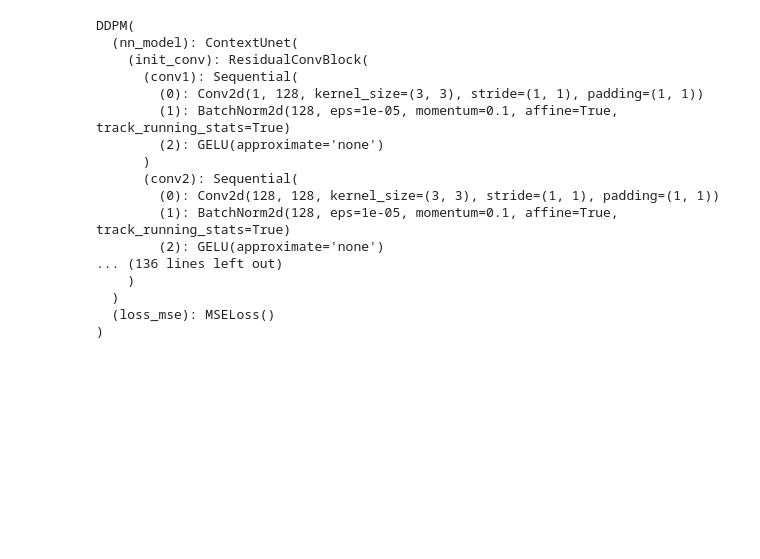
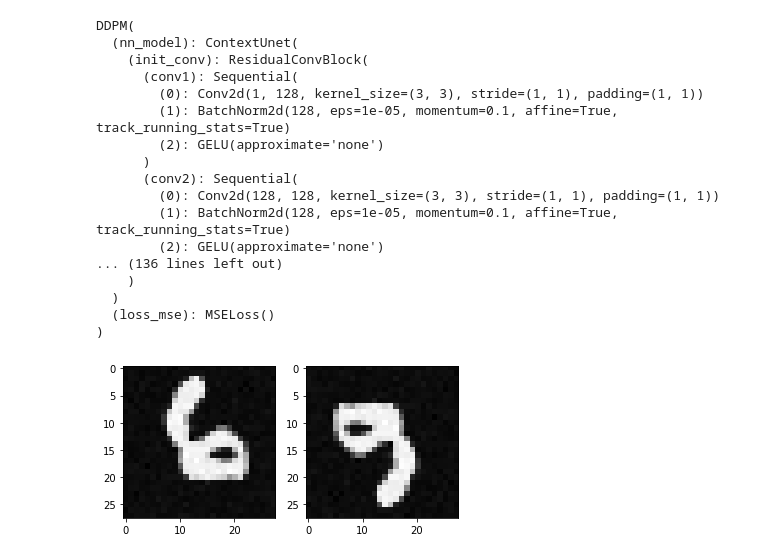
Before and after one commit to l-ada/PAAI_final_project, a Jupyter notebook: ddmd.ipynb, the cells around one changed output. Saved outputs shown, nothing was run; the diff lists cells and outputs as text; code cells hidden in the pictures; blank space fills up the shorter version.

```diff
--- a/ddmd.ipynb
+++ b/ddmd.ipynb
@@ -336,38 +336,41 @@ def rot_transform(image, label1, label2, t_is,context_mask):
         # return 0.5 * (view_1 + t*view_2)
         return 0.5*view_1 + 0.5*view_2
 # %%
-# x_i = torch.randn(1, 1,28,28).to(device)  # x_T ~ N(0, 1), sample initial noise
-# # print(x_i)
-# digit = 3
+# torch.manual_seed(1)
+x_i = torch.randn(1, 1,28,28).to(device)  # x_T ~ N(0, 1), sample initial noise
+# print(x_i)
+digit = 3
 # label = torch.tensor([digit])
-# label1 = torch.tensor([2])
+label1 = torch.tensor([2])
 
-# label2 = torch.tensor([6])
+label2 = torch.tensor([6])
+context_mask = torch.tensor([0.0])
+
+for i in range(ddpm.n_T, 0, -1):
+    with torch.no_grad():
+        t_is = torch.tensor([i / ddpm.n_T]).to(device)
+
+        z = torch.randn(1,1,28,28).to(device) if i > 1 else 0
+        # eps = ddpm.nn_model(x_i, label, t_is, torch.tensor([0.0])) # this line gets changed
+        # These two should be equivalent
+        eps = rot_transform(x_i,label1,label2,t_is,context_mask )
+        # eps = ddpm.nn_model(x_i, label2, t_is, torch.tensor([0.0]))
+
+        x_i = (
+                ddpm.oneover_sqrta[i] * (x_i - eps * ddpm.mab_over_sqrtmab[i])
+                + ddpm.sqrt_beta_t[i] * z
+            )
+# x_i = torch.rot90(x_i,dims=(2,3))
+x_i=x_i.view(28,28).detach().cpu().numpy()
+# plt.imshow(x_i, cmap='gray')
+# plt.imshow(np.rot90(x_i,axes=(0,1),k=2 ), cmap="gray")
 
 
-# for i in range(ddpm.n_T, 0, -1):
-#     with torch.no_grad():
-#         t_is = torch.tensor([i / ddpm.n_T]).to(device)
-
-#         z = torch.randn(1,1,28,28).to(device) if i > 1 else 0
-#         # eps = ddpm.nn_model(x_i, label, t_is, torch.tensor([0.0])) # this line gets changed
-#         # These two should be equivalent
-#         eps = rot_transform(x_i,label1,label2,t_is, ddpm.nn_model)
-#         # eps = ddpm.nn_model(x_i, label2, t_is, torch.tensor([0.0]))
-
-#         x_i = (
-#                 ddpm.oneover_sqrta[i] * (x_i - eps * ddpm.mab_over_sqrtmab[i])
-#                 + ddpm.sqrt_beta_t[i] * z
-#             )
-# # x_i = torch.rot90(x_i,dims=(2,3))
-# x_i=x_i.view(28,28).detach().cpu().numpy()
-# # plt.imshow(x_i, cmap='gray')
-# # plt.imshow(np.rot90(x_i,axes=(0,1),k=2 ), cmap="gray")
-
-
-# f = plt.figure()
-# f.add_subplot(1,2, 1)
-# plt.imshow(x_i, cmap='gray')
-# f.add_subplot(1,2, 2)
-# plt.imshow(np.rot90(x_i,2), cmap='gray')
-# plt.show(block=True)
+f = plt.figure()
+f.add_subplot(1,2, 1)
+plt.imshow(x_i, cmap='gray')
+f.add_subplot(1,2, 2)
+plt.imshow(np.rot90(x_i,2), cmap='gray')
+plt.show(block=True)
+# %% [output]
+[figure, added]
```
Also changed, not shown: parts of 11 cells of this notebook.
